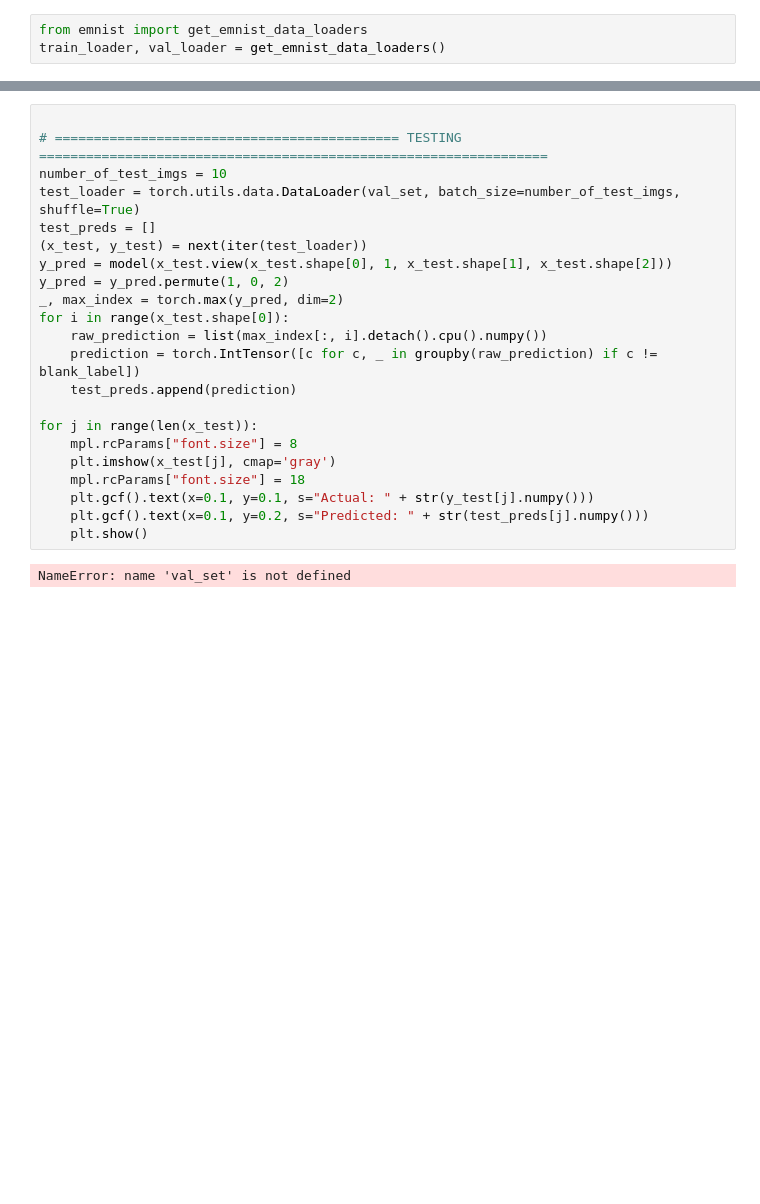
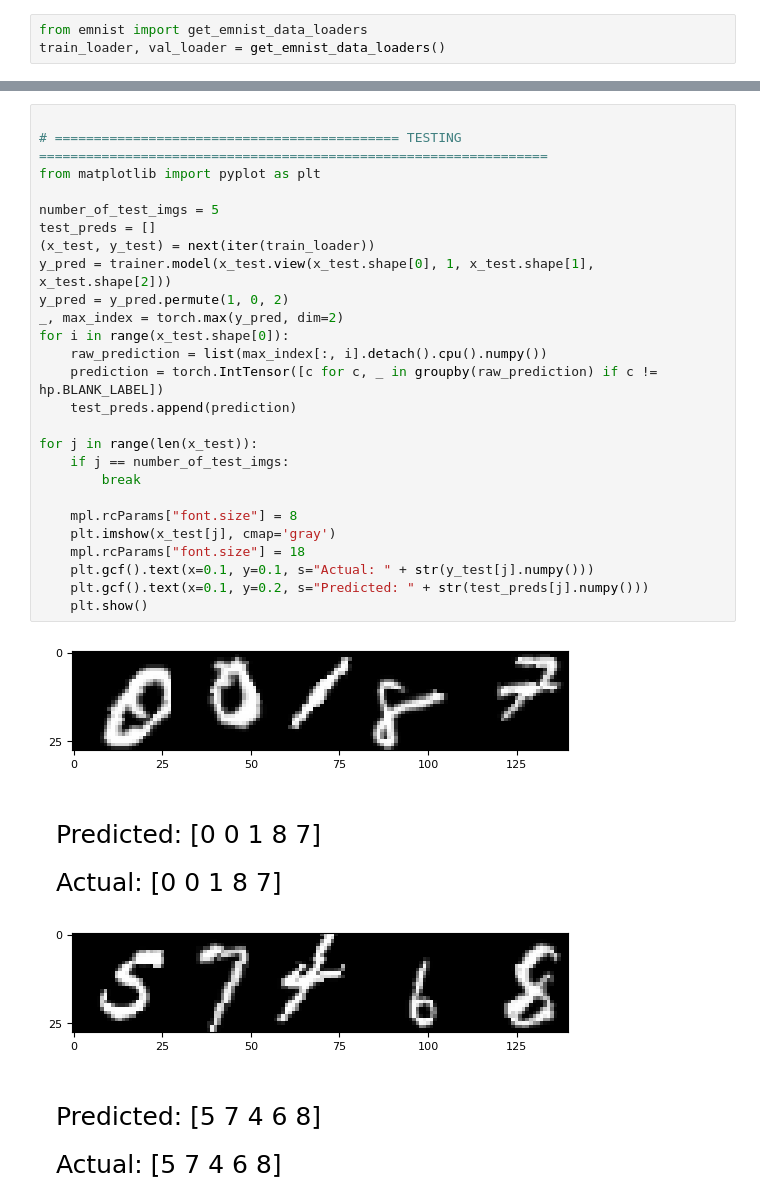
Before and after one commit to Simon-0711/neural_networks_seminar, a Jupyter notebook: benchmarking_emnist/lstm_own_data.ipynb, the cells around one changed output, grey strips where cells are left out. Saved outputs shown, nothing was run; the diff lists cells and outputs as text; blank space fills up the shorter version.

Commit message:
Update notebook and output prediction/actual image

```diff
--- a/benchmarking_emnist/lstm_own_data.ipynb
+++ b/benchmarking_emnist/lstm_own_data.ipynb
@@ -78,24 +77,29 @@ Finished training CRNN
 # %%
 
 # ============================================ TESTING =================================================================
-number_of_test_imgs = 10
-test_loader = torch.utils.data.DataLoader(val_set, batch_size=number_of_test_imgs, shuffle=True)
+from matplotlib import pyplot as plt
+
+number_of_test_imgs = 5
 test_preds = []
-(x_test, y_test) = next(iter(test_loader))
-y_pred = model(x_test.view(x_test.shape[0], 1, x_test.shape[1], x_test.shape[2]))
+(x_test, y_test) = next(iter(train_loader))
+y_pred = trainer.model(x_test.view(x_test.shape[0], 1, x_test.shape[1], x_test.shape[2]))
 y_pred = y_pred.permute(1, 0, 2)
 _, max_index = torch.max(y_pred, dim=2)
 for i in range(x_test.shape[0]):
     raw_prediction = list(max_index[:, i].detach().cpu().numpy())
-    prediction = torch.IntTensor([c for c, _ in groupby(raw_prediction) if c != blank_label])
+    prediction = torch.IntTensor([c for c, _ in groupby(raw_prediction) if c != hp.BLANK_LABEL])
     test_preds.append(prediction)
 
 for j in range(len(x_test)):
+    if j == number_of_test_imgs:
+        break
+
     mpl.rcParams["font.size"] = 8
     plt.imshow(x_test[j], cmap='gray')
     mpl.rcParams["font.size"] = 18
     plt.gcf().text(x=0.1, y=0.1, s="Actual: " + str(y_test[j].numpy()))
     plt.gcf().text(x=0.1, y=0.2, s="Predicted: " + str(test_preds[j].numpy()))
     plt.show()
 # %% [output]
-NameError: name 'val_set' is not defined
+[figure, added]
+[figure, added]
```
Also changed, not shown: parts of 4 cells of this notebook, 1 other file.
